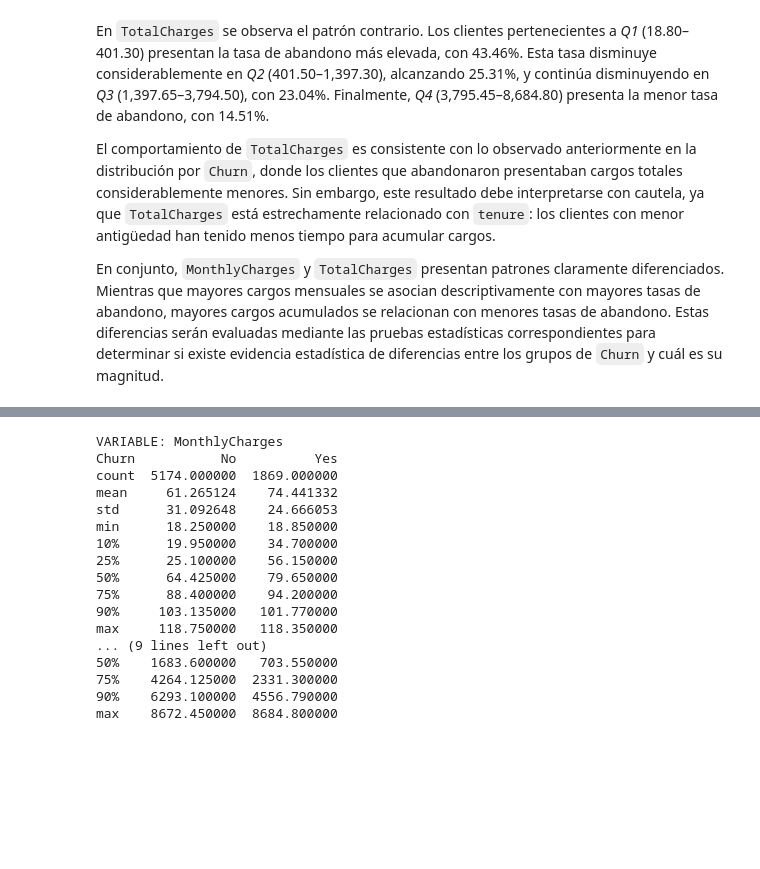
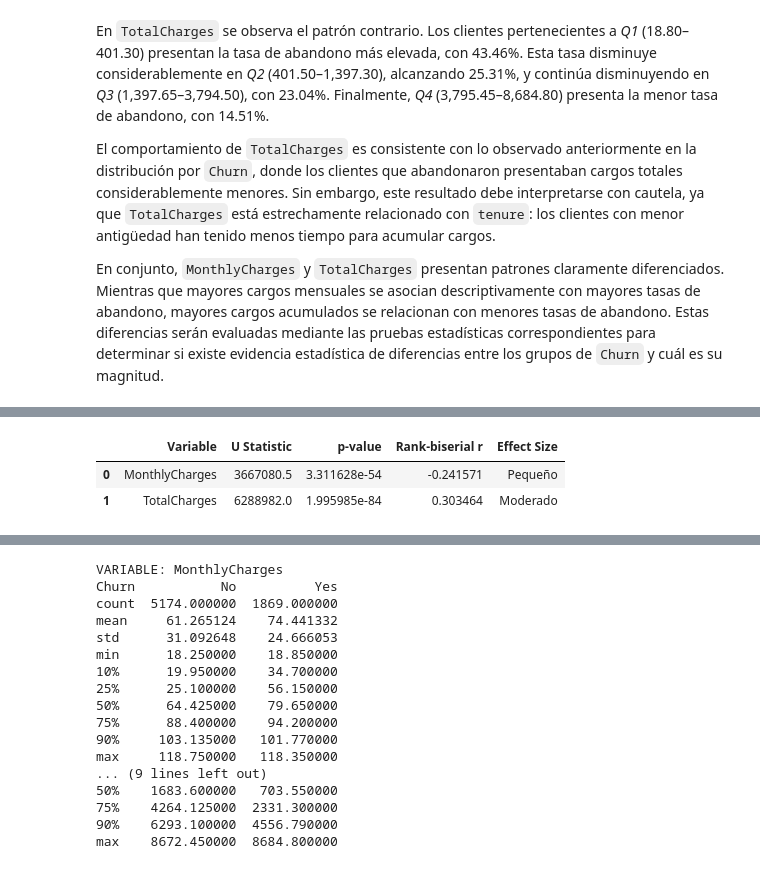
Before and after one commit to josue-rdgzcb/customer-churn-prediction-and-segmentation, a Jupyter notebook: notebooks/01_data_exploration.ipynb, the cells around one changed output, grey strips where cells are left out. Saved outputs shown, nothing was run; the diff lists cells and outputs as text; code cells hidden in the pictures; blank space fills up the shorter version.

Commit message:
feat(notebook): add statistical analysis for financial features

```diff
--- a/notebooks/01_data_exploration.ipynb
+++ b/notebooks/01_data_exploration.ipynb
@@ -1039,0 +1067,14 @@ En conjunto, `MonthlyCharges` y `TotalCharges` presentan patrones claramente dif
+# %%
+# Perform Mann-Whitney U test for financial features
+statistical_results = mann_whitney_analysis(
+    df=df,
+    features=financial_features,
+    target="Churn_bool"
+)
+
+# Print results
+statistical_results
+# %% [output]
+|  | Variable | U Statistic | p-value | Rank-biserial r | Effect Size |
+| 0 | MonthlyCharges | 3667080.5 | 3.311628e-54 | -0.241571 | Pequeño |
+| 1 | TotalCharges | 6288982.0 | 1.995985e-84 | 0.303464 | Moderado |
```
Also changed, not shown: parts of 14 cells of this notebook.
